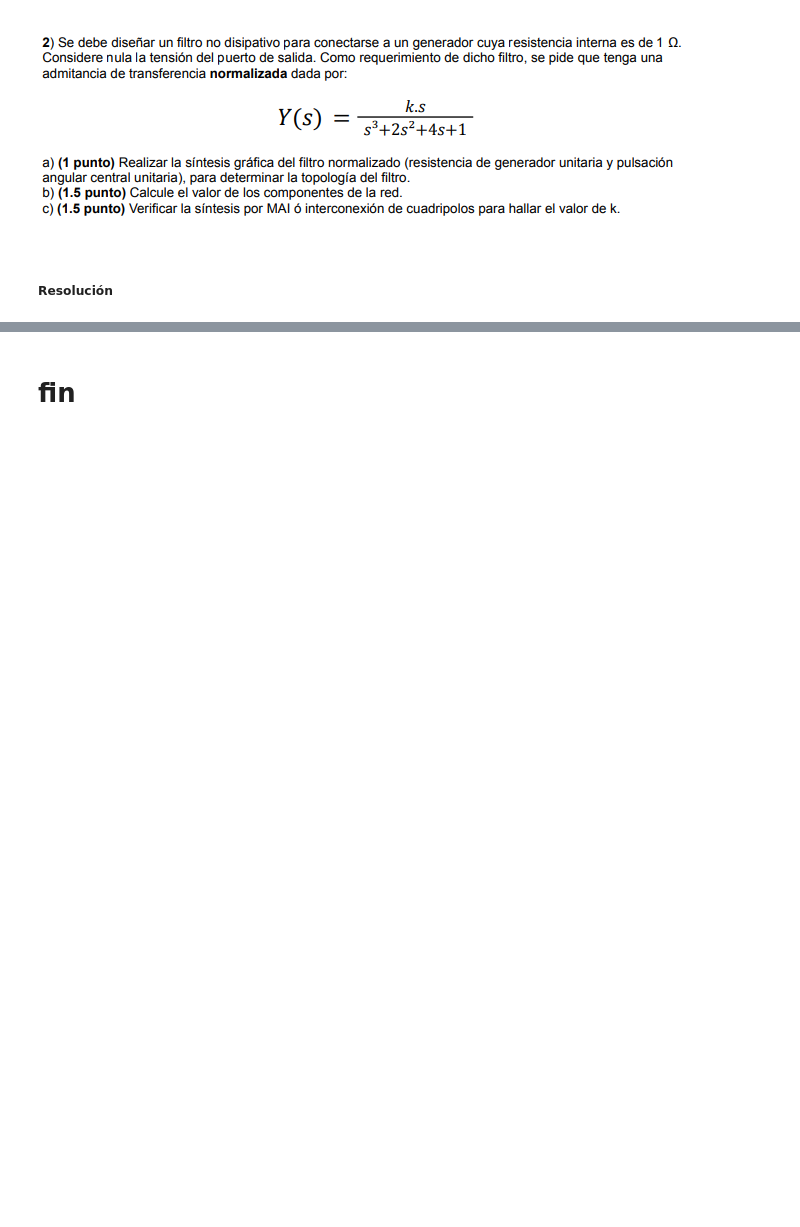
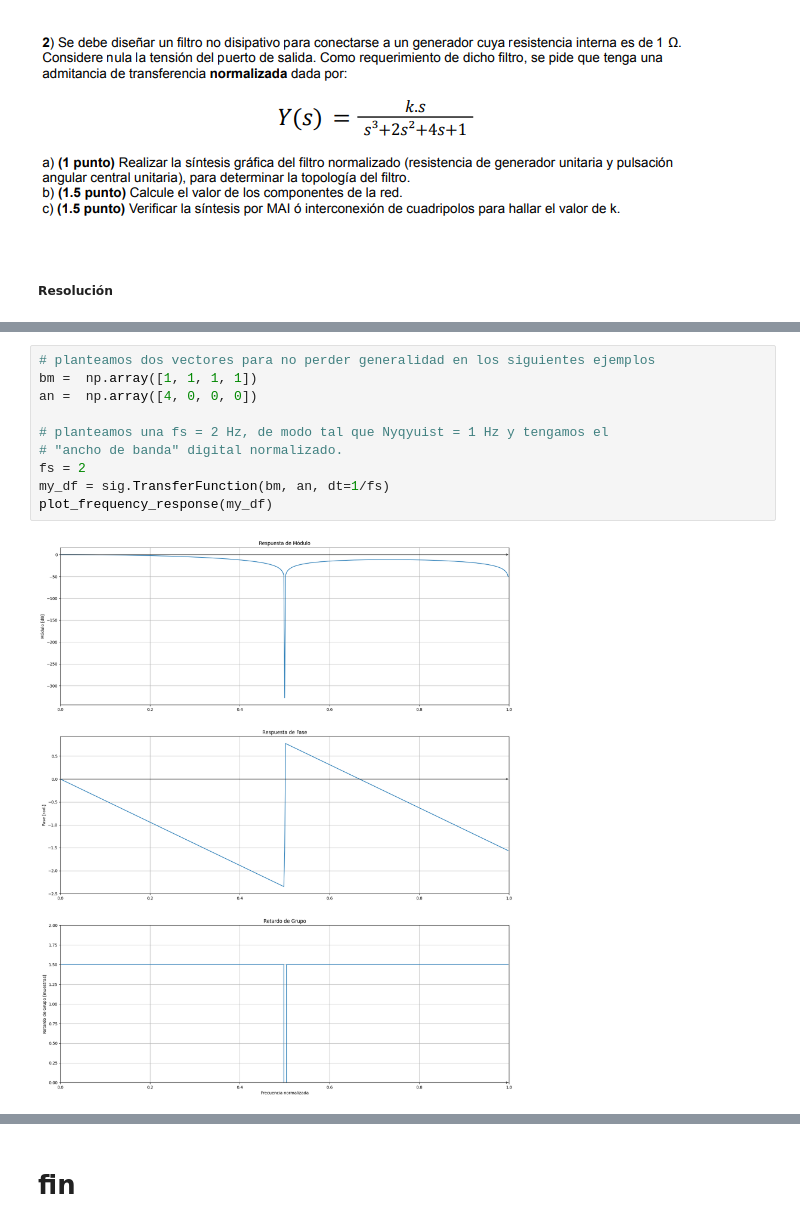
Before and after one commit to matnalopez2/Teoria-de-Circuitos-2, a Jupyter notebook: Final.ipynb, the cells around one changed output, grey strips where cells are left out. Drawn from its saved outputs; the diff is of its cells as text; blank space fills up the shorter version.

```diff
--- a/Final.ipynb
+++ b/Final.ipynb
@@ -45,0 +194,12 @@
+# %%
+# planteamos dos vectores para no perder generalidad en los siguientes ejemplos
+bm =  np.array([1, 1, 1, 1])
+an =  np.array([4, 0, 0, 0])
+
+# planteamos una fs = 2 Hz, de modo tal que Nyqyuist = 1 Hz y tengamos el
+# "ancho de banda" digital normalizado.
+fs = 2
+my_df = sig.TransferFunction(bm, an, dt=1/fs)
+plot_frequency_response(my_df)
+# %% [output]
+[figure, added]
```
Also changed, not shown: parts of 14 cells of this notebook.
